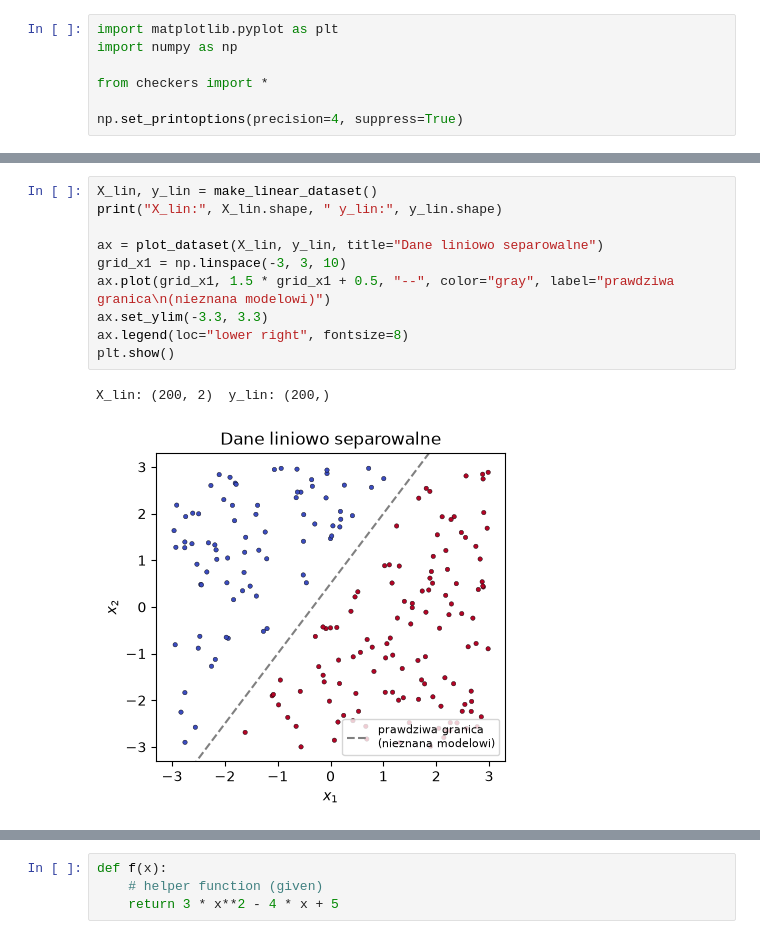
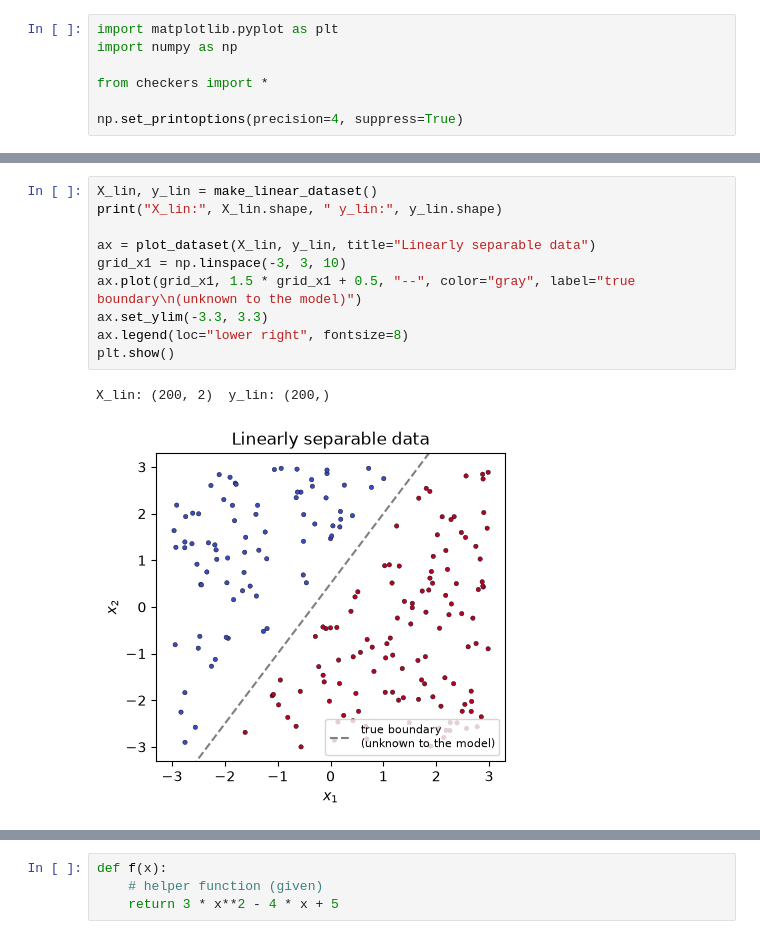
Before and after one commit to pFornagiel/podstawy-sztucznej-inteligencji, a Jupyter notebook: lab_3_remaster/lab_3_solution.ipynb, the cells around one changed output, grey strips where cells are left out. Cells and saved outputs as stored; diff of their text form.

```diff
--- a/lab_3_remaster/lab_3_solution.ipynb
+++ b/lab_3_remaster/lab_3_solution.ipynb
@@ -144,16 +159,16 @@ def plot_training(history, predict_proba, X, y, title="", compare=None, mark_err
 # %%
 X_lin, y_lin = make_linear_dataset()
 print("X_lin:", X_lin.shape, " y_lin:", y_lin.shape)
 
-ax = plot_dataset(X_lin, y_lin, title="Dane liniowo separowalne")
+ax = plot_dataset(X_lin, y_lin, title="Linearly separable data")
 grid_x1 = np.linspace(-3, 3, 10)
-ax.plot(grid_x1, 1.5 * grid_x1 + 0.5, "--", color="gray", label="prawdziwa granica\n(nieznana modelowi)")
+ax.plot(grid_x1, 1.5 * grid_x1 + 0.5, "--", color="gray", label="true boundary\n(unknown to the model)")
 ax.set_ylim(-3.3, 3.3)
 ax.legend(loc="lower right", fontsize=8)
 plt.show()
 # %% [output]
 X_lin: (200, 2)  y_lin: (200,)
-[figure, old version]
+[figure, new version]
 # %% [markdown]
 #### Definiowanie pochodnej
 
```
Also changed, not shown: parts of 85 cells of this notebook, 5 other files.
